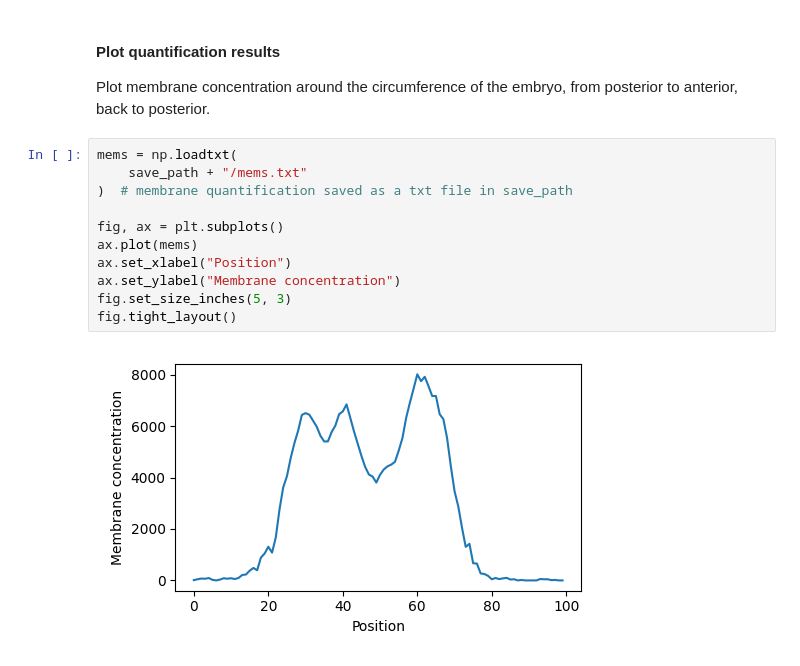
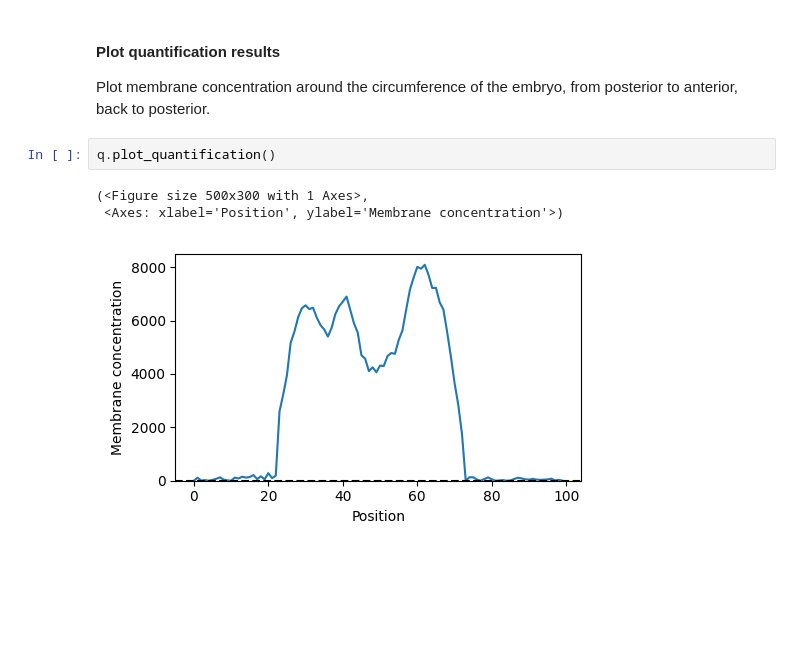
Before and after one commit to goehringlab/2024-Rodrigues, a Jupyter notebook: scripts/Membrane_quantification.ipynb, the cells around one changed output. Drawn from its saved outputs; the diff is of its cells as text; blank space fills up the shorter version.

```diff
--- a/scripts/Membrane_quantification.ipynb
+++ b/scripts/Membrane_quantification.ipynb
@@ -217,16 +213,9 @@ interactive(children=(FloatSlider(value=0.1, description='Position', max=1.0, st
 #### Plot quantification results
 
 Plot membrane concentration around the circumference of the embryo, from posterior to anterior, back to posterior.
-# %%
-mems = np.loadtxt(
-    save_path + "/mems.txt"
-)  # membrane quantification saved as a txt file in save_path
-
-fig, ax = plt.subplots()
-ax.plot(mems)
-ax.set_xlabel("Position")
-ax.set_ylabel("Membrane concentration")
-fig.set_size_inches(5, 3)
-fig.tight_layout()
-# %% [output]
-[figure, removed]
+# %%
+q.plot_quantification()
+# %% [output]
+(<Figure size 500x300 with 1 Axes>,
+ <Axes: xlabel='Position', ylabel='Membrane concentration'>)
+[figure, added]
```
Also changed, not shown: parts of 5 cells of this notebook, 2 other files.
